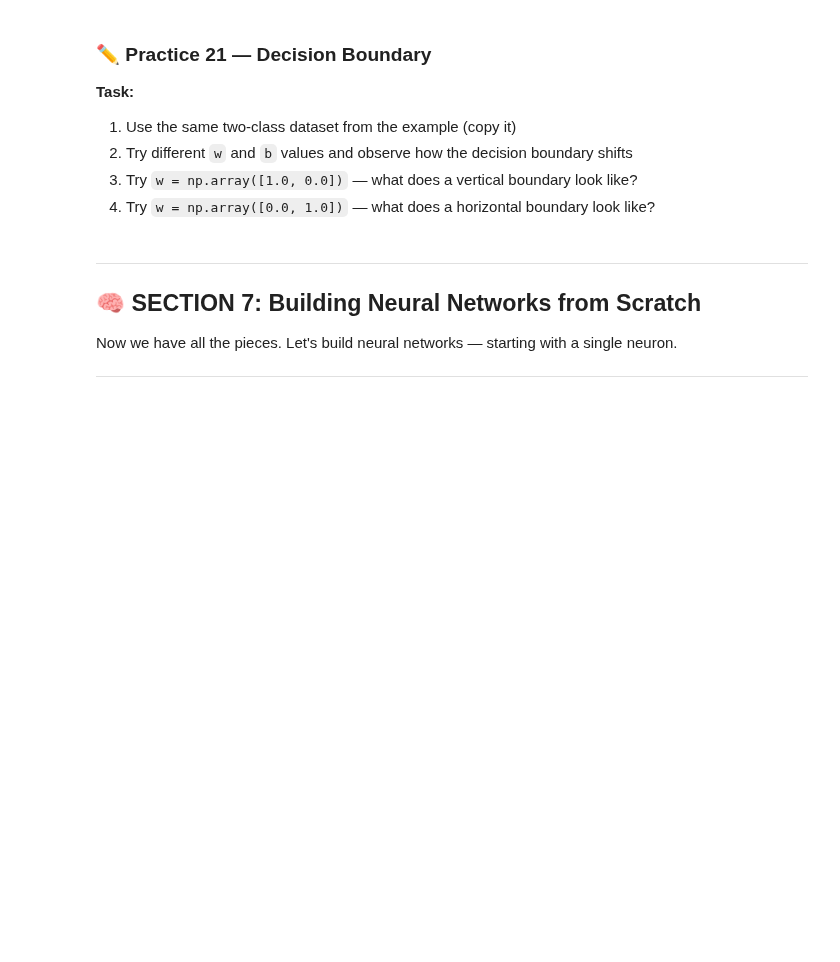
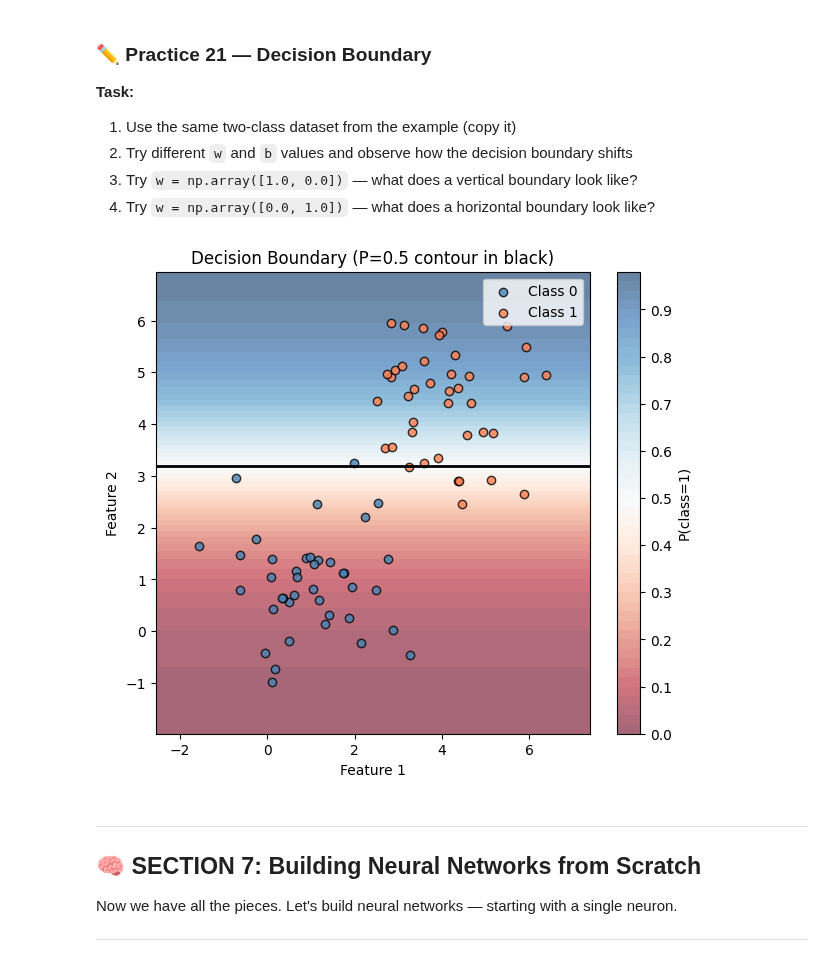
Before and after one commit to sandeepr0y/himshikhar26, a Jupyter notebook: himshikhar26/HimShikar-AI_ML-Tutorial-2-Python_to_DL_From_Scratch_Notebook.ipynb, the cells around one changed output. Cells and saved outputs as stored; diff of their text form; code cells hidden in the pictures; blank space fills up the shorter version.

```diff
--- a/himshikhar26/HimShikar-AI_ML-Tutorial-2-Python_to_DL_From_Scratch_Notebook.ipynb
+++ b/himshikhar26/HimShikar-AI_ML-Tutorial-2-Python_to_DL_From_Scratch_Notebook.ipynb
@@ -1811,7 +1811,43 @@ plt.legend(); plt.show()
 # %%
 import numpy as np
 import matplotlib.pyplot as plt
-# YOUR CODE HERE
+
+np.random.seed(0) # Remember what does .seed() do? Check out if you have forgotten 😄
+X0 = np.random.randn(40, 2) + np.array([1, 1])
+X1 = np.random.randn(40, 2) + np.array([4, 4])
+X = np.vstack([X0, X1])
+y = np.array([0]*40 + [1]*40)
+
+# Manually defined weights (as if already trained)
+w = np.array([1.0, 0.0])  # vertical line
+w = np.array([0.0, 1.0])  # horizontal line
+b = -3.2
+
+def sigmoid(z): return 1 / (1 + np.exp(-z))
+
+# Create meshgrid
+x_min, x_max = X[:, 0].min() - 1, X[:, 0].max() + 1
+y_min, y_max = X[:, 1].min() - 1, X[:, 1].max() + 1
+xx, yy = np.meshgrid(np.linspace(x_min, x_max, 200),
+                     np.linspace(y_min, y_max, 200))
+
+# Predict for each grid point
+grid_points = np.c_[xx.ravel(), yy.ravel()]  # shape (40000, 2)
+Z = sigmoid(grid_points @ w + b)
+Z = Z.reshape(xx.shape)
+
+# Just ploting and BEAUTIFICATION thing happening below, Relax!
+plt.figure(figsize=(7, 6))
+plt.contourf(xx, yy, Z, levels=50, cmap="RdBu", alpha=0.6)
+plt.colorbar(label="P(class=1)")
+plt.contour(xx, yy, Z, levels=[0.5], colors='black', linewidths=2)  # decision boundary
+plt.scatter(X0[:, 0], X0[:, 1], color="steelblue", label="Class 0", edgecolors='k', alpha=0.8)
+plt.scatter(X1[:, 0], X1[:, 1], color="coral",     label="Class 1", edgecolors='k', alpha=0.8)
+plt.xlabel("Feature 1"); plt.ylabel("Feature 2")
+plt.title("Decision Boundary (P=0.5 contour in black)")
+plt.legend(); plt.show()
+# %% [output]
+[figure, added]
 # %% [markdown]
 ---
 ## 🧠 SECTION 7: Building Neural Networks from Scratch
```
Also changed, not shown: parts of 9 cells of this notebook, 10 other files.
